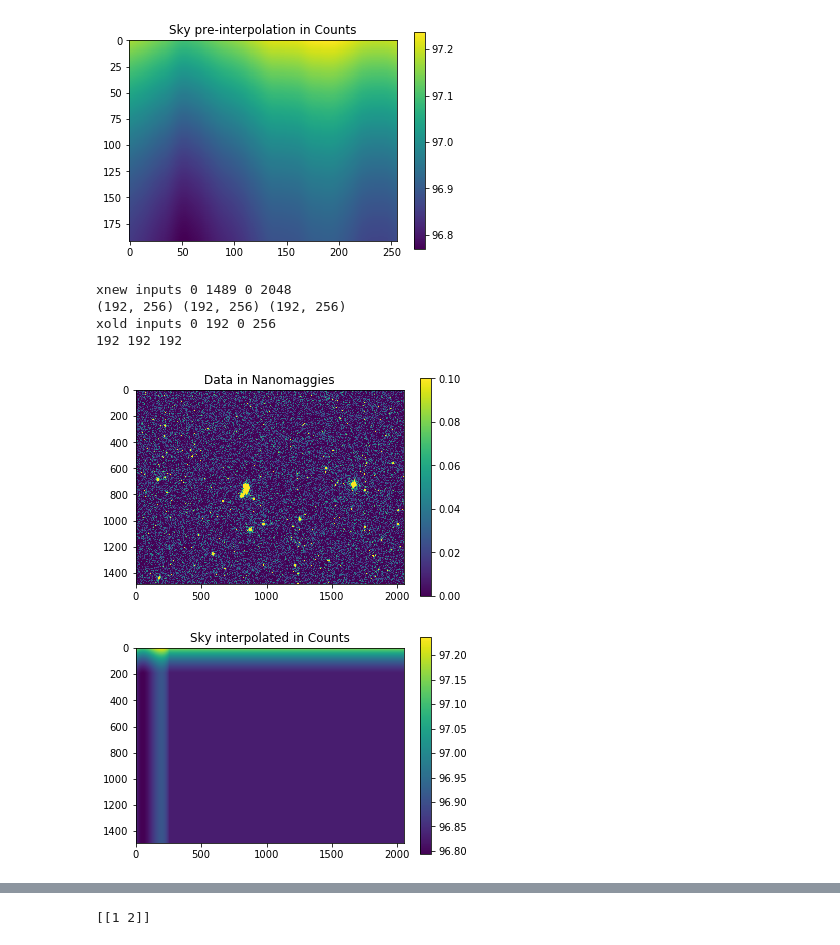
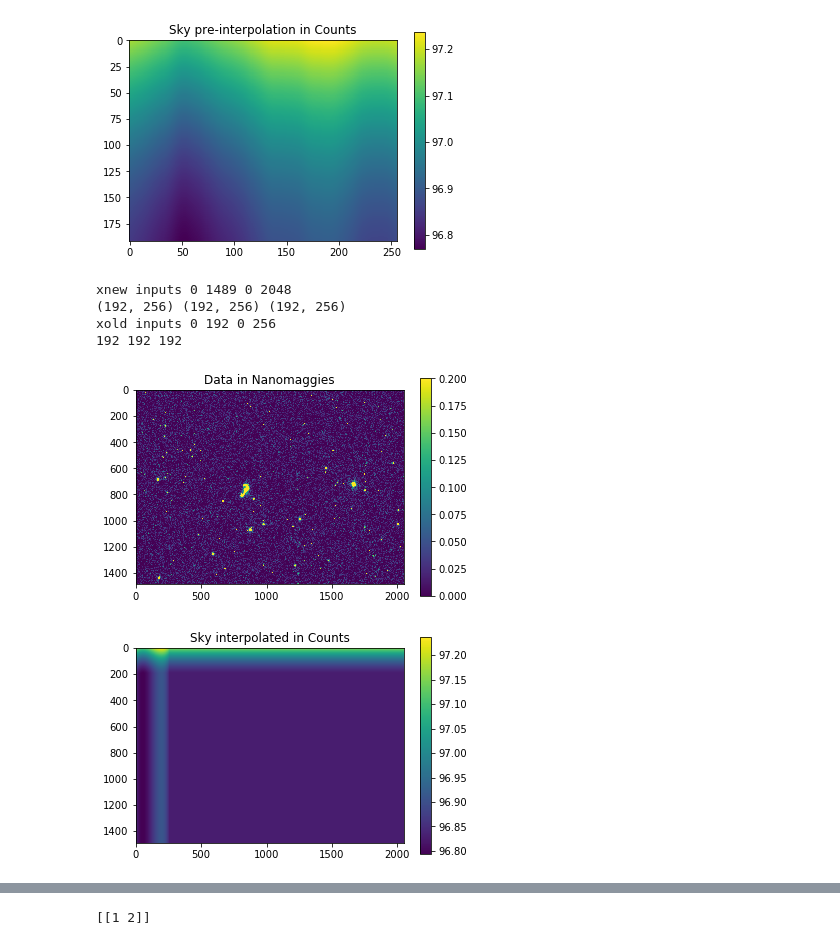
Before and after one commit to beckynevin/sdss_noise_imaging, a Jupyter notebook: SDSS_r_imaging.ipynb, the cells around one changed output, grey strips where cells are left out. Saved outputs shown, nothing was run; the diff lists cells and outputs as text; code cells hidden in the pictures.

```diff
--- a/SDSS_r_imaging.ipynb
+++ b/SDSS_r_imaging.ipynb
@@ -90,35 +95,35 @@ xold, yold = np.mgrid[0:(shape(sky[0][0])[0]) , 0:(shape(sky[0][0])[1]) ]
 
 print(shape(xold), shape(yold), shape(sky[0][0]))
 
 print('xold inputs', 0 , (shape(sky[0][0])[0]) , 0 , (shape(sky[0][0])[1]) )
 
 print(len(xold),len(yold),len(sky[0][0]))
 
 
 tck = interpolate.bisplrep(xold,yold, sky[0][0])
 snew = interpolate.bisplev(xnew[:,0], ynew[0,:], tck)
 
 #simg= interpolate(sky.allsky, sky['XINTERP'], sky['YINTERP'])
 
 
 
 
-plt.imshow(im[0].data, vmin=0, vmax=0.1)
+plt.imshow(im[0].data, vmin=0, vmax=.2)
 plt.title('Data in Nanomaggies')
 plt.colorbar()
 plt.show()
 
 plt.imshow(snew)
 plt.title('Sky interpolated in Counts')
 plt.colorbar()
 plt.show()
 # %% [output]
 [figure]
 xnew inputs 0 1489 0 2048
 (192, 256) (192, 256) (192, 256)
 xold inputs 0 192 0 256
 192 192 192
-[figure, old version]
+[figure, new version]
 [figure]
 # %%
 print(np.array([im[1].data,]))
```
Also changed, not shown: parts of 13 cells of this notebook.
